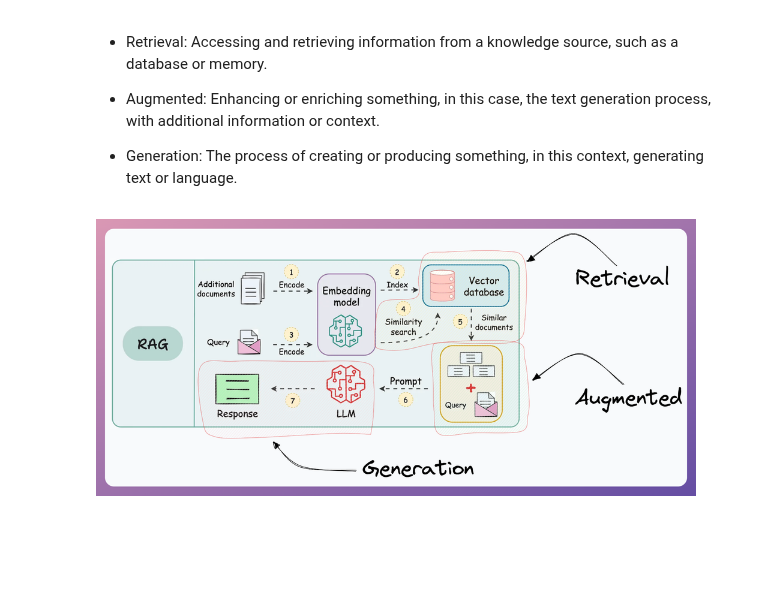
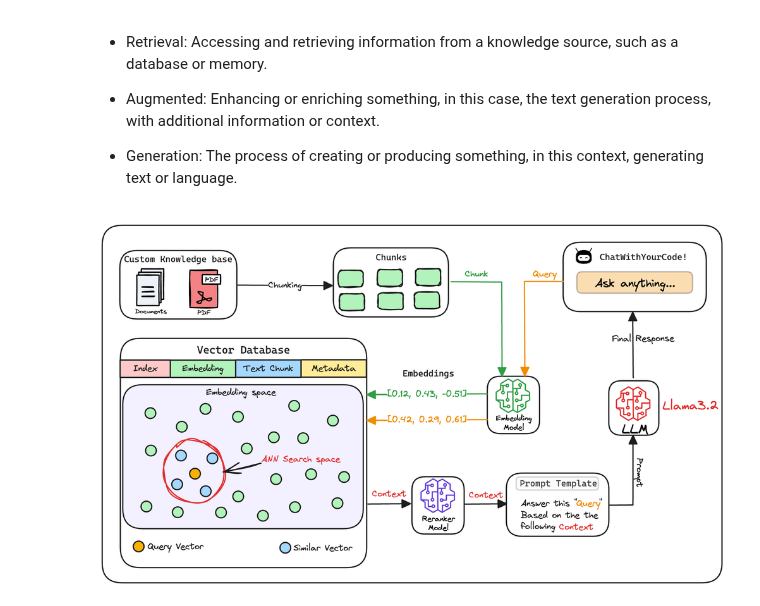
Before and after one commit to chayansraj/Agentic-RAG-with-evalution-Langchain, a Jupyter notebook: rag/setup_rag.ipynb, the cells around one changed output. Drawn from its saved outputs; the diff is of its cells as text; code cells hidden in the pictures; blank space fills up the shorter version.

```diff
--- a/rag/setup_rag.ipynb
+++ b/rag/setup_rag.ipynb
@@ -14,6 +14,6 @@ Image(filename='rag.gif', width = 600, height=400)
 
 - Generation: The process of creating or producing something, in this context, generating text or language.
 # %%
-Image(filename='rag_steps.png', width = 600, height=400)
+Image(filename='rag_workflow.png', width = 700, height=500)
 # %% [output]
-[figure, old version]
+[figure, new version]
```
Also changed, not shown: parts of 1 cell of this notebook.
